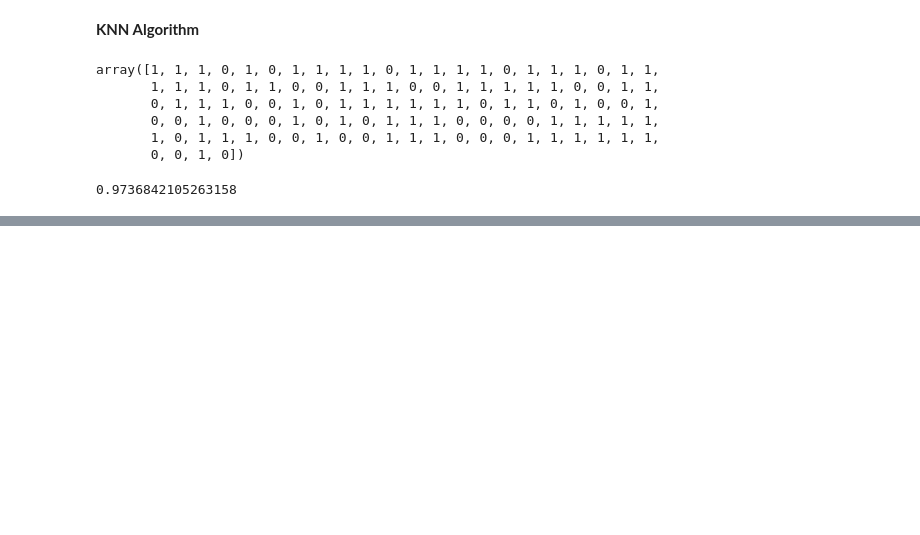
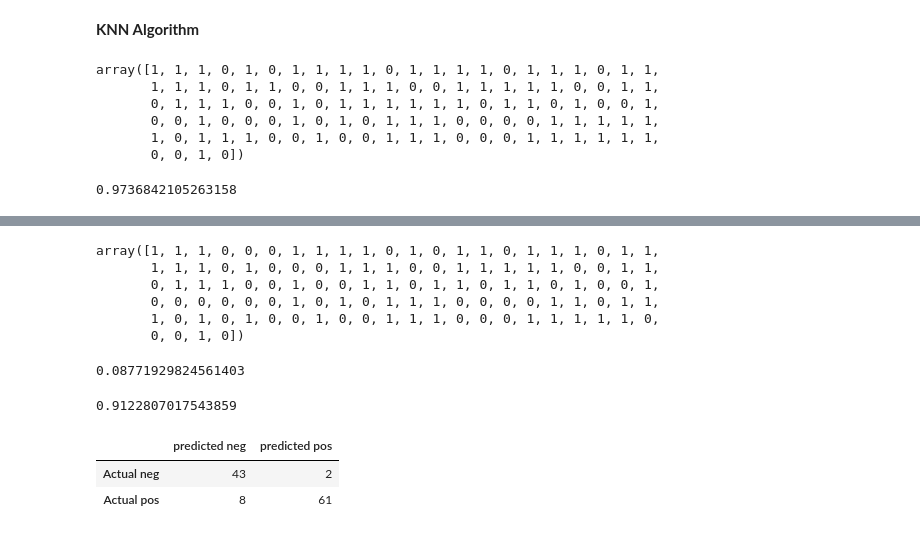
Before and after one commit to deshmukhpranoti/Cancer-Predictor, a Jupyter notebook: breast_cancer_.ipynb, the cells around one changed output, grey strips where cells are left out. Cells and saved outputs as stored; diff of their text form; code cells hidden in the pictures; blank space fills up the shorter version.

```diff
--- a/breast_cancer_.ipynb
+++ b/breast_cancer_.ipynb
@@ -4,6 +5,6 @@
 import pandas as pd
 # %%
-df=pd.read_csv("/content/breast_cancer.csv")
+df=pd.read_csv("/content/breast_cancer_2.csv")
 # %%
 df
 # %% [output]
@@ -173,2 +190,13 @@ from sklearn.tree import DecisionTreeClassifier
 my_model = DecisionTreeClassifier(random_state=0)
 result = my_model.fit(X_train,y_train)
+# %%
+#Test the model
+predictions = result.predict(X_test)
+predictions
+# %% [output]
+array([1, 1, 1, 0, 0, 0, 1, 1, 1, 1, 0, 1, 0, 1, 1, 0, 1, 1, 1, 0, 1, 1,
+       1, 1, 1, 0, 1, 0, 0, 0, 1, 1, 1, 0, 0, 1, 1, 1, 1, 1, 0, 0, 1, 1,
+       0, 1, 1, 1, 0, 0, 1, 0, 0, 1, 1, 0, 1, 1, 0, 1, 1, 0, 1, 0, 0, 1,
+       0, 0, 0, 0, 0, 0, 1, 0, 1, 0, 1, 1, 1, 0, 0, 0, 0, 1, 1, 0, 1, 1,
+       1, 0, 1, 0, 1, 0, 0, 1, 0, 0, 1, 1, 1, 0, 0, 0, 1, 1, 1, 1, 1, 0,
+       0, 0, 1, 0])
@@ -174,0 +205,8 @@ result = my_model.fit(X_train,y_train)
+# %%
+mean_absolute_error(y_test, predictions)
+# %% [output]
+0.08771929824561403
+# %%
+accuracy_score(y_test,predictions)
+# %% [output]
+0.9122807017543859
@@ -174,0 +218,11 @@ result = my_model.fit(X_train,y_train)
+# %%
+confusion_mat = confusion_matrix(y_test, predictions)
+# %%
+confusion_df = pd.DataFrame(confusion_mat, index=['Actual neg','Actual pos'],
+columns=['predicted neg','predicted pos'])
+# %%
+confusion_df
+# %% [output]
+|  | predicted neg | predicted pos |
+| Actual neg | 43 | 2 |
+| Actual pos | 8 | 61 |
```
Also changed, not shown: parts of 37 cells of this notebook.
